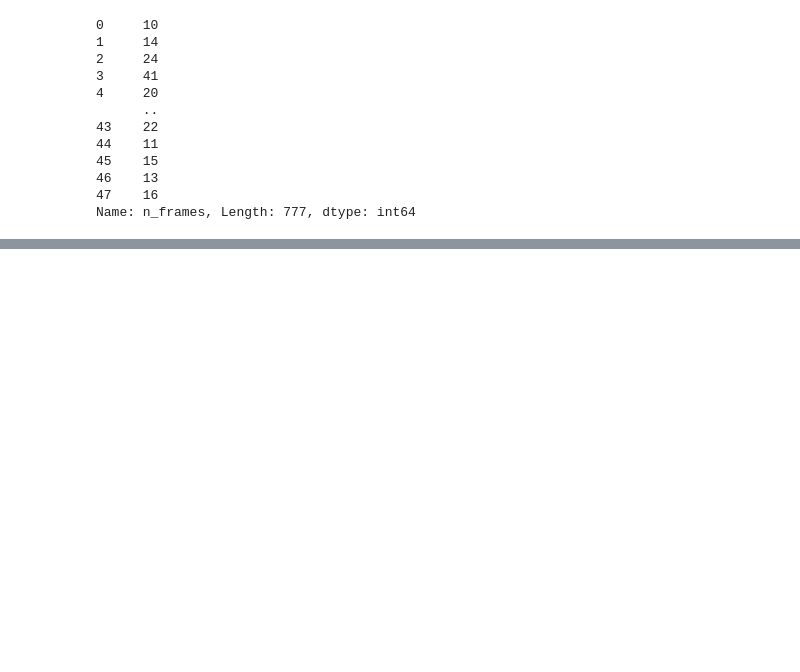
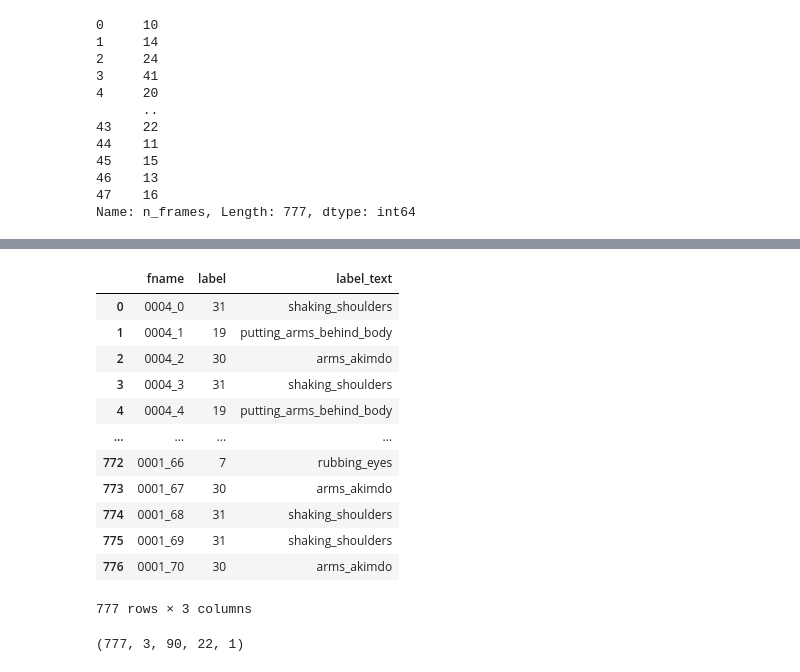
Before and after one commit to gutzcha/human_micro_gesture_classifier, a Jupyter notebook: miga/explore_data.ipynb, the cells around one changed output, grey strips where cells are left out. Saved outputs shown, nothing was run; the diff lists cells and outputs as text; code cells hidden in the pictures; blank space fills up the shorter version.

```diff
--- a/miga/explore_data.ipynb
+++ b/miga/explore_data.ipynb
@@ -112,3 +110,33 @@ label_stats
 | touching_hat | 1 | 26 | 26 | 26.000000 | 26.0 | NaN | 26.0 | 26.0 |
 | touching_jaw | 18 | 192 | 18 | 68.833333 | 56.5 | 46.201923 | 126.5 | 30.4 |
 | touching_suprasternal | 2 | 56 | 43 | 49.500000 | 49.5 | 9.192388 | 54.7 | 44.3 |
+# %%
+import pickle
+path_to_pickle = 'C:\\Users\\gutzc\\GitHub\\human_micro_gesture_classifier\\stgcn_imigue_startkit\\data\\iMiGUE\\imigue_processed\\valid_label.pkl'
+# %%
+with open(path_to_pickle, 'rb') as f:
+    p= pickle.load(f)
+# %%
+df_label = pd.DataFrame(np.array(p).transpose(), columns=['fname','label'])
+df_label['label_text'] = df_label['label'].apply(lambda x: ID2LABELS[int(x)])
+df_label
+# %% [output]
+|  | fname | label | label_text |
+| 0 | 0004_0 | 31 | shaking_shoulders |
+| 1 | 0004_1 | 19 | putting_arms_behind_body |
+| 2 | 0004_2 | 30 | arms_akimdo |
+| 3 | 0004_3 | 31 | shaking_shoulders |
+| 4 | 0004_4 | 19 | putting_arms_behind_body |
+| ... | ... | ... | ... |
+| 772 | 0001_66 | 7 | rubbing_eyes |
+| 773 | 0001_67 | 30 | arms_akimdo |
+| 774 | 0001_68 | 31 | shaking_shoulders |
+| 775 | 0001_69 | 31 | shaking_shoulders |
+| 776 | 0001_70 | 30 | arms_akimdo |
+777 rows × 3 columns
+# %%
+path_to_np = 'C:\\Users\\gutzc\\GitHub\\human_micro_gesture_classifier\\stgcn_imigue_startkit\\data\\iMiGUE\\imigue_processed\\valid_data.npy'
+loaded_array = np.load(path_to_np)
+loaded_array.shape
+# %% [output]
+(777, 3, 90, 22, 1)
```
Also changed, not shown: parts of 1 cell of this notebook.
